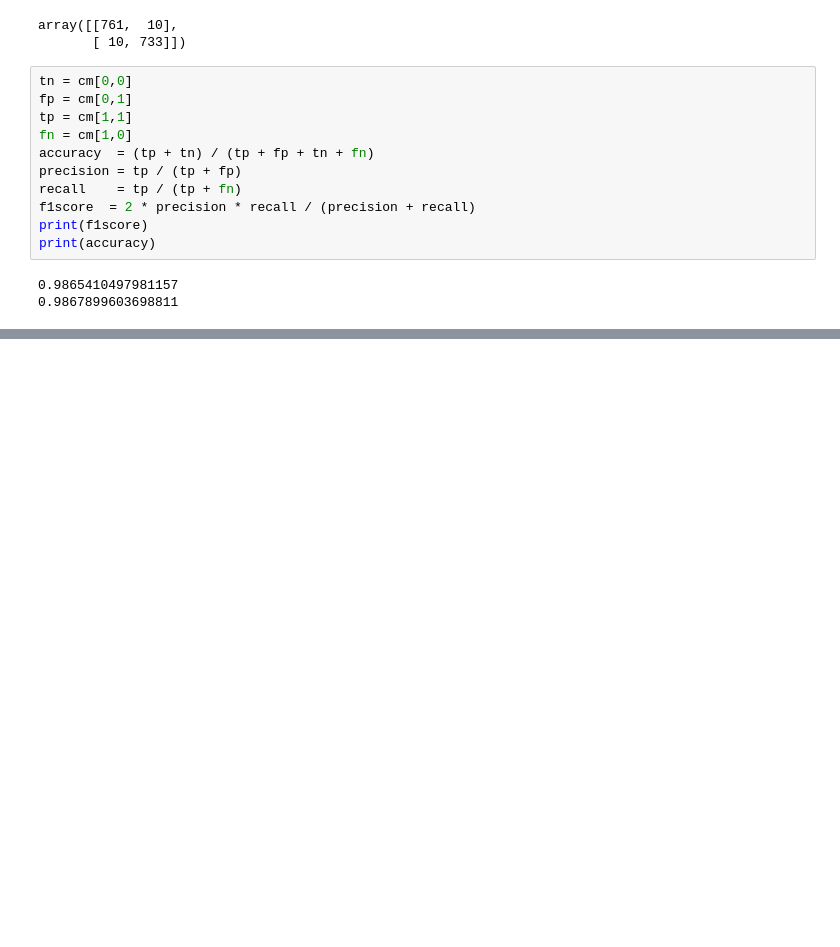
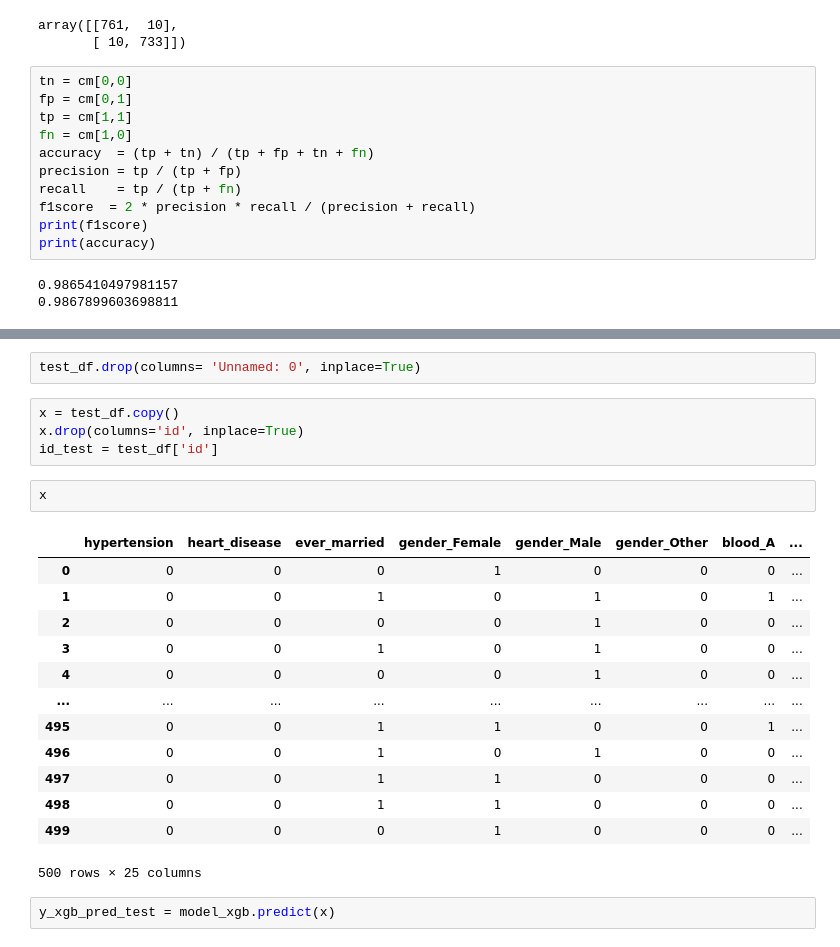
Before and after one commit to VinhDevNguyen/Stroke-Prediction, a Jupyter notebook: EDA.ipynb, the cells around one changed output, grey strips where cells are left out. Saved outputs shown, nothing was run; the diff lists cells and outputs as text; blank space fills up the shorter version.

```diff
--- a/EDA.ipynb
+++ b/EDA.ipynb
@@ -804,0 +824,24 @@ print(accuracy)
+# %%
+test_df.drop(columns= 'Unnamed: 0', inplace=True)
+# %%
+x = test_df.copy()
+x.drop(columns='id', inplace=True)
+id_test = test_df['id']
+# %%
+x
+# %% [output]
+|  | hypertension | heart_disease | ever_married | gender_Female | gender_Male | gender_Other | blood_A | ... |
+| 0 | 0 | 0 | 0 | 1 | 0 | 0 | 0 | ... |
+| 1 | 0 | 0 | 1 | 0 | 1 | 0 | 1 | ... |
+| 2 | 0 | 0 | 0 | 0 | 1 | 0 | 0 | ... |
+| 3 | 0 | 0 | 1 | 0 | 1 | 0 | 0 | ... |
+| 4 | 0 | 0 | 0 | 0 | 1 | 0 | 0 | ... |
+| ... | ... | ... | ... | ... | ... | ... | ... | ... |
+| 495 | 0 | 0 | 1 | 1 | 0 | 0 | 1 | ... |
+| 496 | 0 | 0 | 1 | 0 | 1 | 0 | 0 | ... |
+| 497 | 0 | 0 | 1 | 1 | 0 | 0 | 0 | ... |
+| 498 | 0 | 0 | 1 | 1 | 0 | 0 | 0 | ... |
+| 499 | 0 | 0 | 0 | 1 | 0 | 0 | 0 | ... |
+500 rows × 25 columns
+# %%
+y_xgb_pred_test = model_xgb.predict(x)
```
Also changed, not shown: parts of 5 cells of this notebook, 1 other file.
